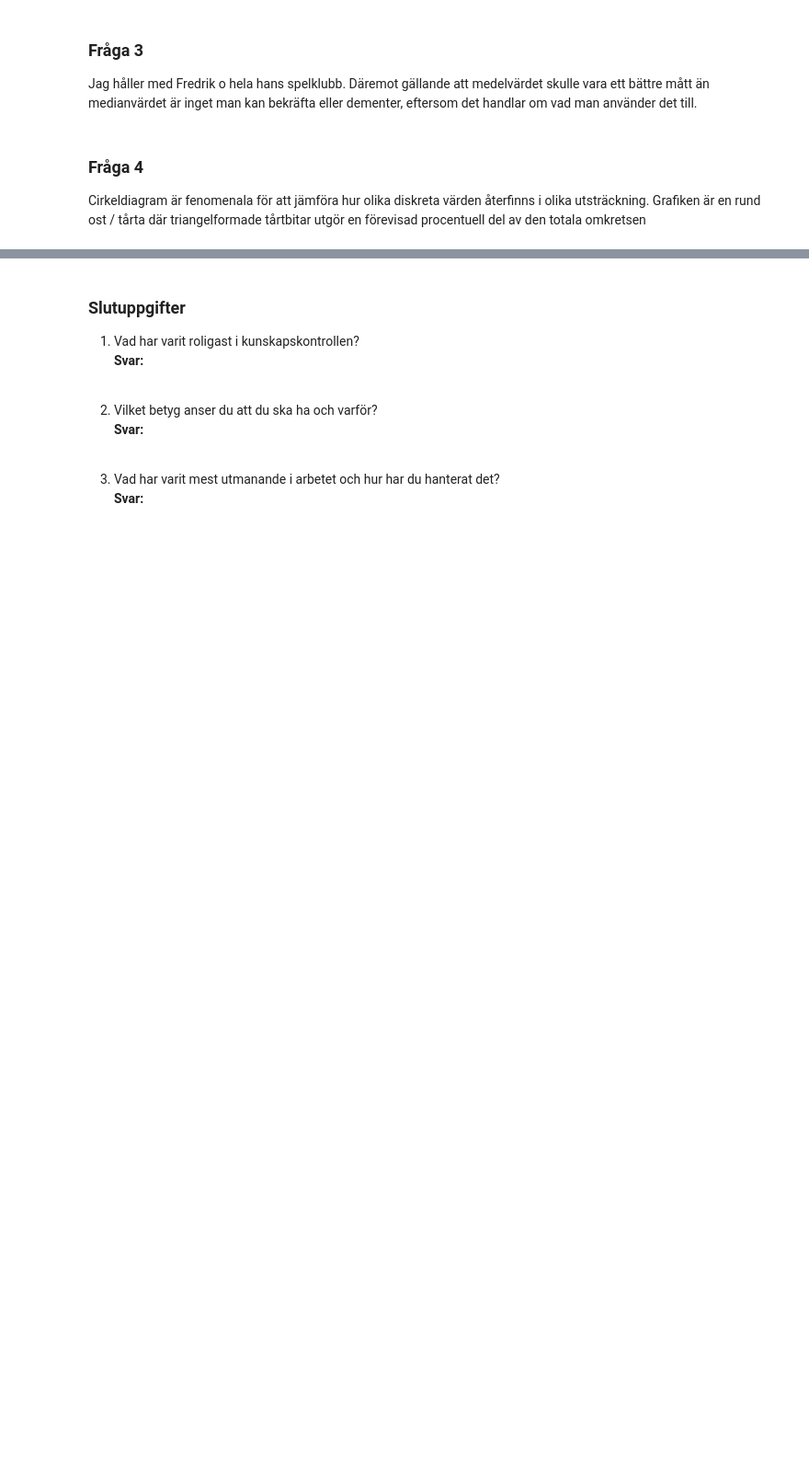
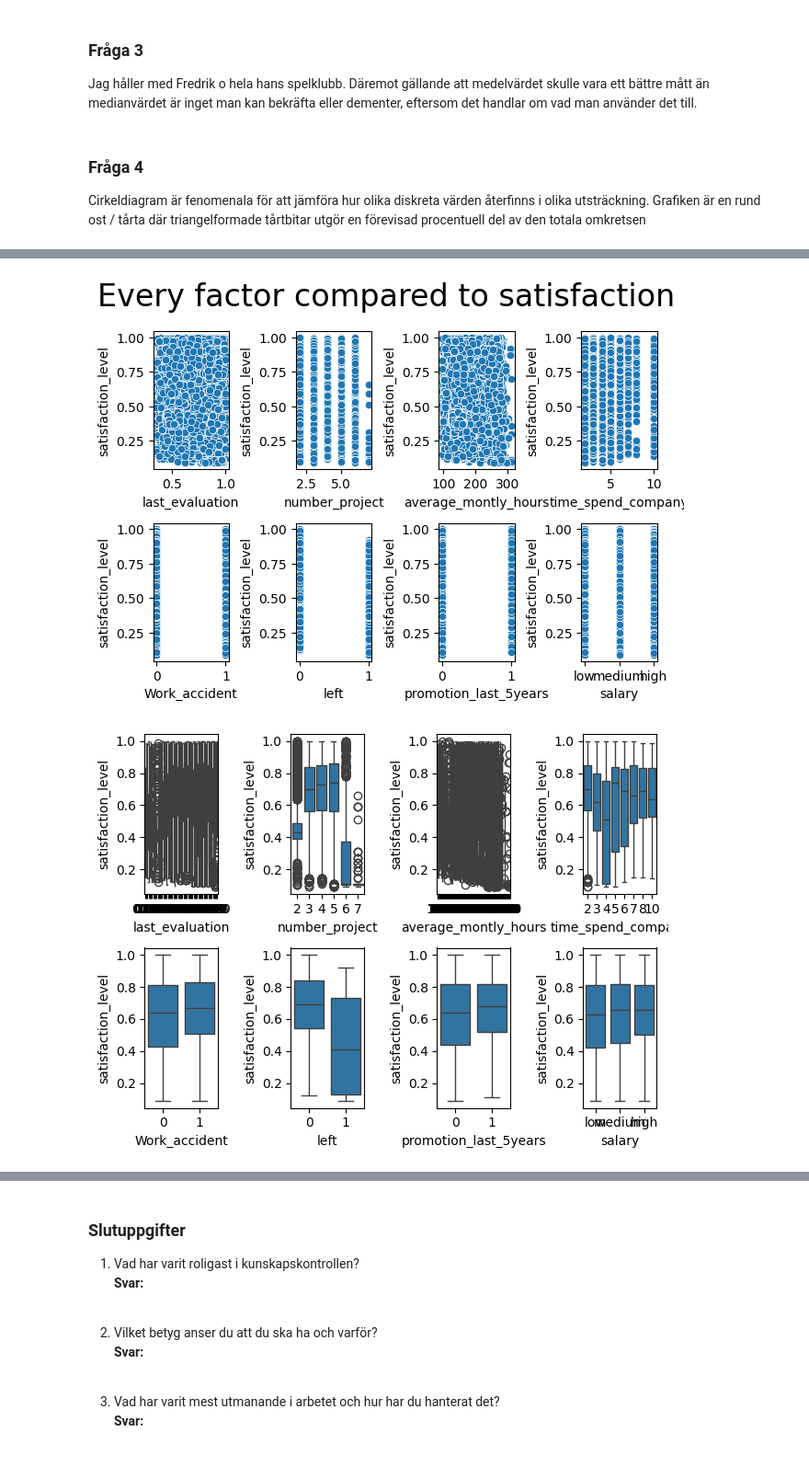
Before and after one commit to DaDrummerthe1st/DATA24HEL_SDS35, a Jupyter notebook: kunskapskontroll_1/Mina_svar_kunskapskontroll1.ipynb, the cells around one changed output, grey strips where cells are left out. Shown at 92% size. Cells and saved outputs as stored; diff of their text form; code cells hidden in the pictures; blank space fills up the shorter version.

```diff
--- a/kunskapskontroll_1/Mina_svar_kunskapskontroll1.ipynb
+++ b/kunskapskontroll_1/Mina_svar_kunskapskontroll1.ipynb
@@ -36,0 +131,71 @@ Cirkeldiagram är fenomenala för att jämföra hur olika diskreta värden åter
+# %%
+
+class Correlationplots:
+    def __init__(self):
+        # -2 because dont compare id and satisfaction_level
+        self.dont_use = ['Emp_Id','Department','satisfaction_level']
+        self.num_of_plot_rows = 2
+        self.num_of_plots_to_execute = (len(list(df)))
+        self.num_of_plot_cols = math.ceil((len(list(df)) - len(self.dont_use)) / self.num_of_plot_rows)
+
+        # for no_use_headline in range (3):
+        #     self.not_use.append(no_use_headline)
+        # print(self.not_use)
+        # print(list(df))
+        print(f'{self.num_of_plots_to_execute}, {self.num_of_plot_rows}, {self.num_of_plot_cols},')
+
+
+    def draw_scatterplot(self):
+        # categorical values is not good to show in scatterplots
+        fig, axs = plt.subplots(self.num_of_plot_rows, self.num_of_plot_cols)
+        # fig.set_figwidth(30)
+
+        # for the plot to be less dense
+        # fig.tight_layout(pad=3)
+
+        # axs are too many dimensions by default but has to be such for correct UI
+        # since df is 1 dimensional when unpacked below
+        # error message was: "'numpy.ndarray' object has no attribute 'xaxis'"
+        print("before flatten" + str(axs.shape))
+        axs = axs.flatten()
+        print("after flatten" + str(axs.shape))
+
+        fig.suptitle("Every factor compared to satisfaction", fontsize=24)
+        print(axs.shape)
+
+        for num, headline in enumerate(list(df.drop(self.dont_use, axis=1))):
+            print(num, headline)
+            sns.scatterplot(data=df, y='satisfaction_level', x=headline, ax=axs[num])
+
+        fig.tight_layout()
+
+    def draw_boxplot(self):
+        fig, axs = plt.subplots(self.num_of_plot_rows, self.num_of_plot_cols)
+
+        print("before flatten" + str(axs.shape))
+        axs = axs.flatten()
+        print("after flatten" + str(axs.shape))
+
+        for num, headline in enumerate(list(df.drop(self.dont_use, axis=1))):
+            print(num, headline)
+            sns.boxplot(data=df,
+                        y='satisfaction_level',
+                        x=headline,
+                        ax=axs[num])
+
+        fig.tight_layout()
+        #fig.set_figwidth(40)
+
+# sns.lmplot(data=df, x='satisfaction_level', y='last_evaluation')
+# sns.lmplot(data=df, x='satisfaction_level', y='average_montly_hours')
+# sns.lmplot(data=df, x='satisfaction_level', y='Work_accident')
+# sns.lmplot(data=df, x='satisfaction_level', y='number_project')
+# sns.lmplot(data=df, x='satisfaction_level', y='time_spend_company')
+# sns.lmplot(data=df, x='satisfaction_level', y='left')
+# sns.lmplot(data=df, x='satisfaction_level', y='promotion_last_5years')
+# sns.lmplot(data=df, x='satisfaction_level', y='salary')
+
+corr_plot = Correlationplots()
+corr_plot.draw_scatterplot()
+corr_plot.draw_boxplot()
+# %% [output]
@@ -36,0 +219,2 @@ Cirkeldiagram är fenomenala för att jämföra hur olika diskreta värden åter
+[figure, added]
+[figure, added]
```
Also changed, not shown: parts of 30 cells of this notebook, 20 other files.
